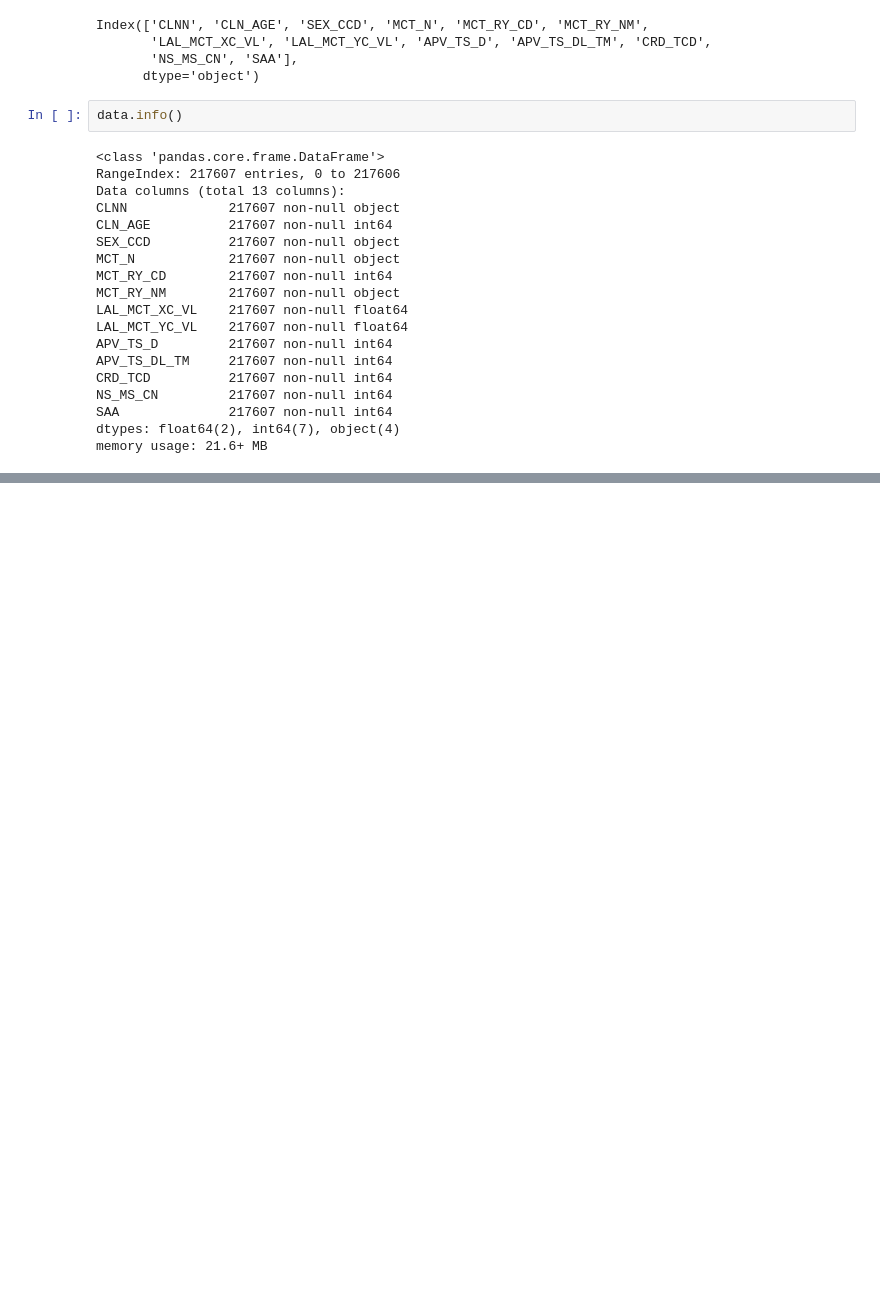
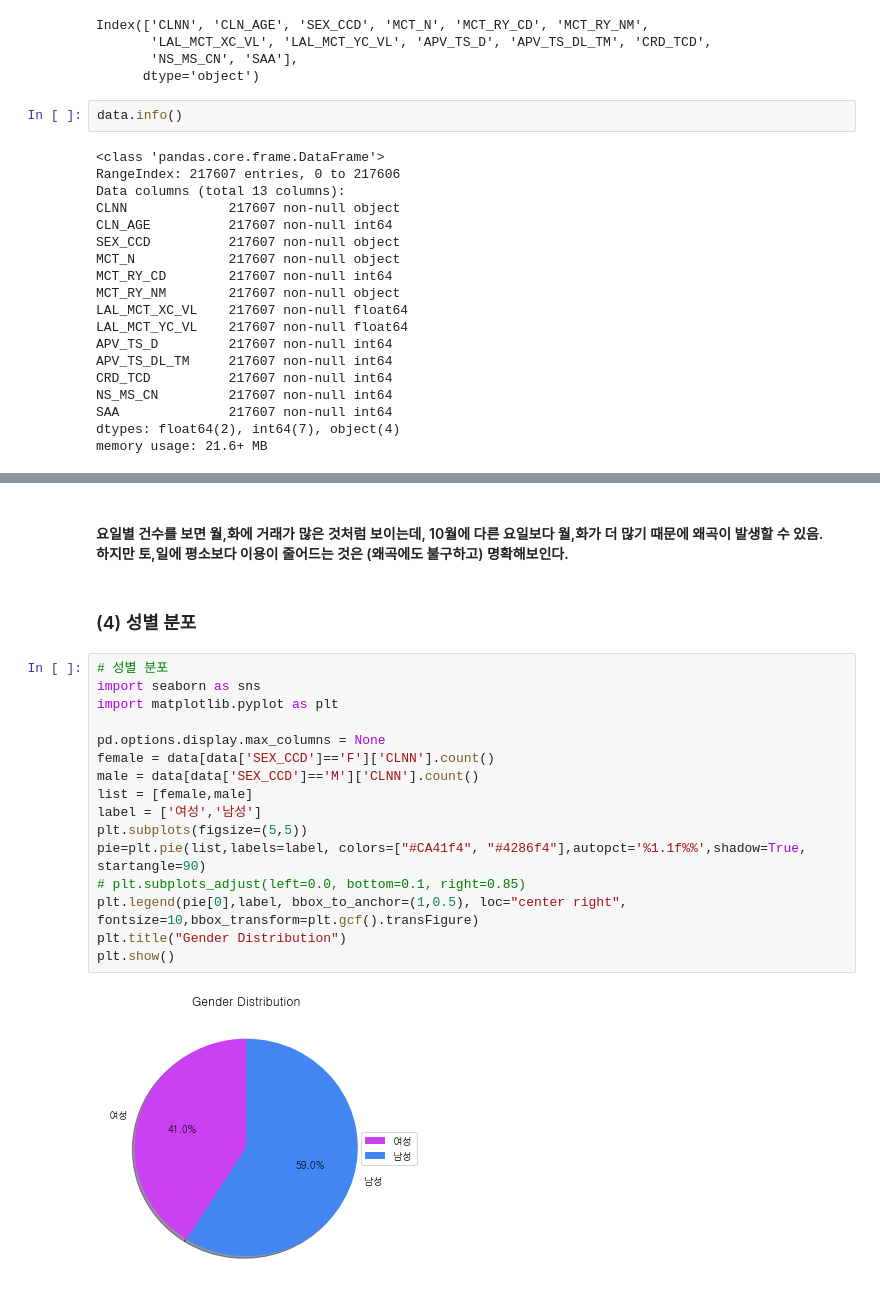
Before and after one commit to lain-02/aiproject, a Jupyter notebook: ai_project.ipynb, the cells around one changed output, grey strips where cells are left out. Drawn from its saved outputs; the diff is of its cells as text; blank space fills up the shorter version.

```diff
--- a/ai_project.ipynb
+++ b/ai_project.ipynb
@@ -71,0 +136,22 @@ plt.show()
+# %% [markdown]
+#### 요일별 건수를 보면 월,화에 거래가 많은 것처럼 보이는데, 10월에 다른 요일보다 월,화가 더 많기 때문에 왜곡이 발생할 수 있음. <br>하지만 토,일에 평소보다 이용이 줄어드는 것은 (왜곡에도 불구하고) 명확해보인다.
+# %% [markdown]
+### (4) 성별 분포
+# %%
+# 성별 분포
+import seaborn as sns
+import matplotlib.pyplot as plt
+
+pd.options.display.max_columns = None
+female = data[data['SEX_CCD']=='F']['CLNN'].count()
+male = data[data['SEX_CCD']=='M']['CLNN'].count()
+list = [female,male]
+label = ['여성','남성']
+plt.subplots(figsize=(5,5))
+pie=plt.pie(list,labels=label, colors=["#CA41f4", "#4286f4"],autopct='%1.1f%%',shadow=True, startangle=90)
+# plt.subplots_adjust(left=0.0, bottom=0.1, right=0.85)
+plt.legend(pie[0],label, bbox_to_anchor=(1,0.5), loc="center right", fontsize=10,bbox_transform=plt.gcf().transFigure)
+plt.title("Gender Distribution")
+plt.show()
+# %% [output]
+[figure, added]
```
Also changed, not shown: parts of 17 cells of this notebook.
